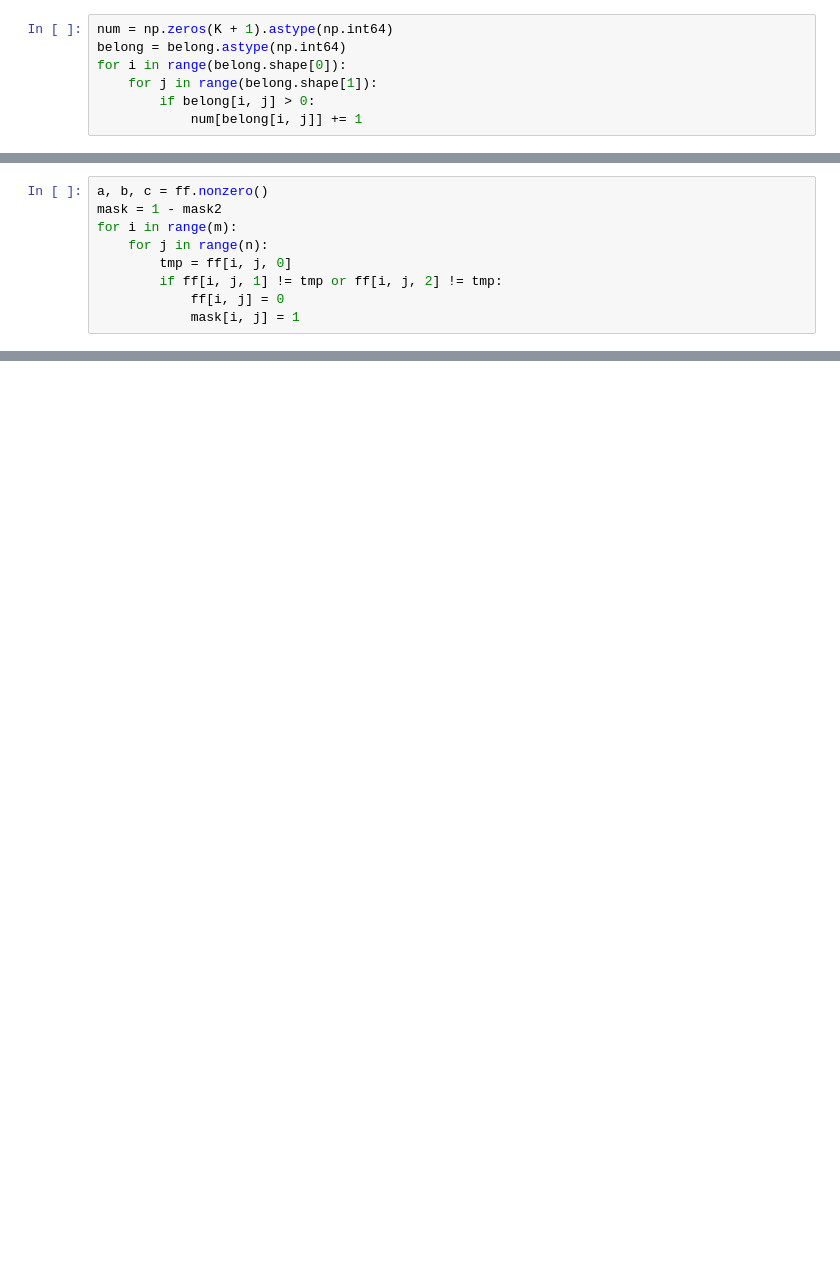
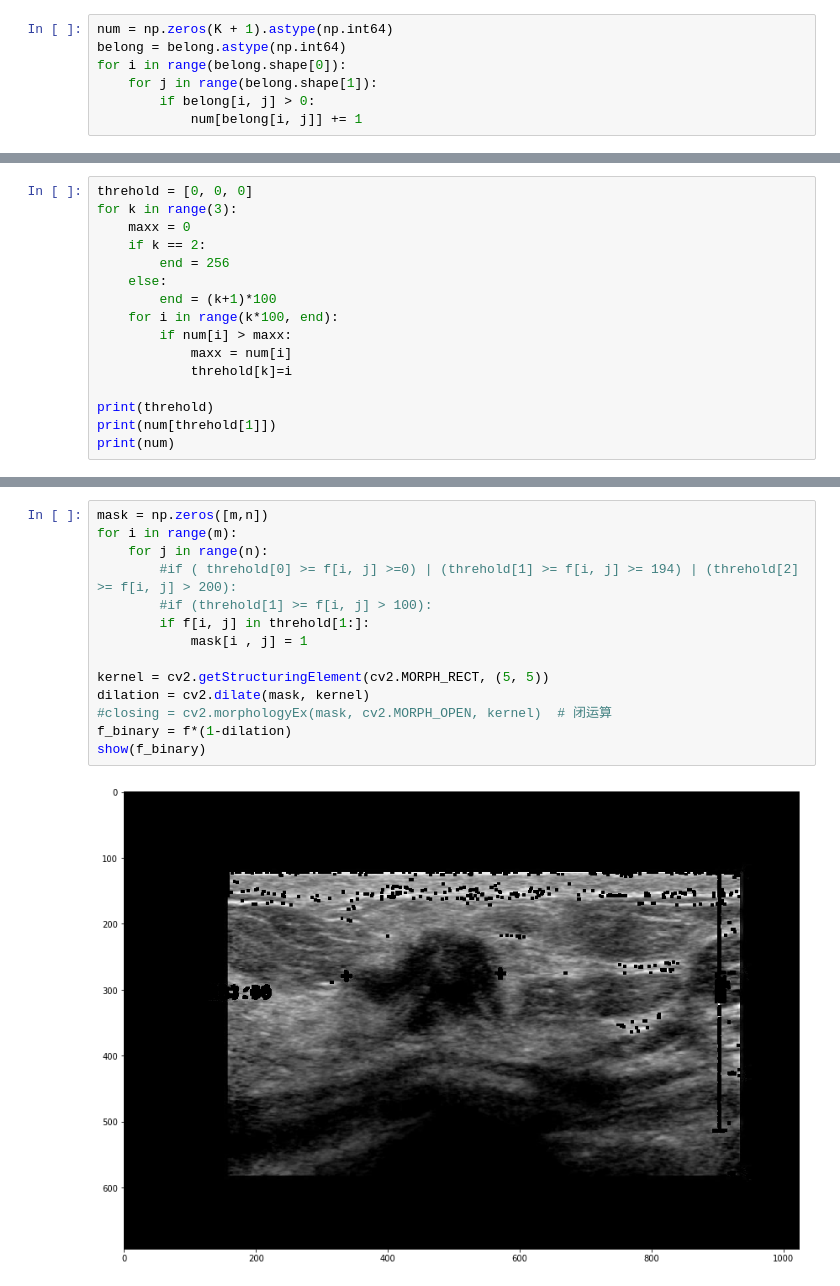
Before and after one commit to xindubawukong/SOA_cancer_detection, a Jupyter notebook: preprocess/main.ipynb, the cells around one changed output, grey strips where cells are left out. Drawn from its saved outputs; the diff is of its cells as text; blank space fills up the shorter version.

```diff
--- a/preprocess/main.ipynb
+++ b/preprocess/main.ipynb
@@ -112,9 +97,0 @@ plt.show()
-# %%
-a, b, c = ff.nonzero()
-mask = 1 - mask2
-for i in range(m):
-    for j in range(n):
-        tmp = ff[i, j, 0]
-        if ff[i, j, 1] != tmp or ff[i, j, 2] != tmp:
-            ff[i, j] = 0
-            mask[i, j] = 1
@@ -139,0 +98,16 @@ plt.show()
+# %%
+threhold = [0, 0, 0]
+for k in range(3):
+    maxx = 0
+    if k == 2:
+        end = 256
+    else:
+        end = (k+1)*100
+    for i in range(k*100, end):
+        if num[i] > maxx:
+            maxx = num[i]
+            threhold[k]=i
+
+print(threhold)
+print(num[threhold[1]])
+print(num)
@@ -139,0 +132,16 @@ plt.show()
+# %%
+mask = np.zeros([m,n])
+for i in range(m):
+    for j in range(n):
+        #if ( threhold[0] >= f[i, j] >=0) | (threhold[1] >= f[i, j] >= 194) | (threhold[2] >= f[i, j] > 200):
+        #if (threhold[1] >= f[i, j] > 100):
+        if f[i, j] in threhold[1:]:
+            mask[i , j] = 1
+
+kernel = cv2.getStructuringElement(cv2.MORPH_RECT, (5, 5))
+dilation = cv2.dilate(mask, kernel)
+#closing = cv2.morphologyEx(mask, cv2.MORPH_OPEN, kernel)  # 闭运算
+f_binary = f*(1-dilation)
+show(f_binary)
+# %% [output]
+[figure, added]
```
Also changed, not shown: parts of 12 cells of this notebook, 4 other files.
